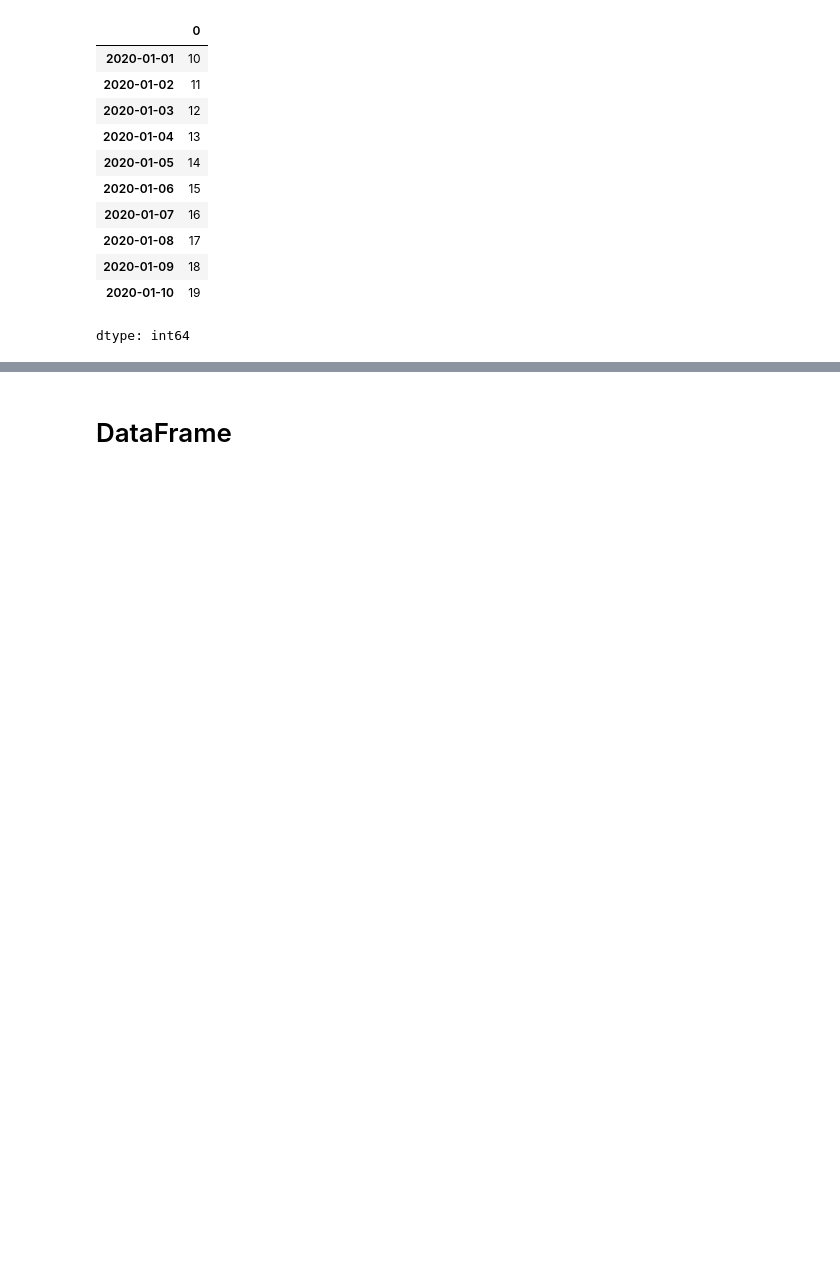
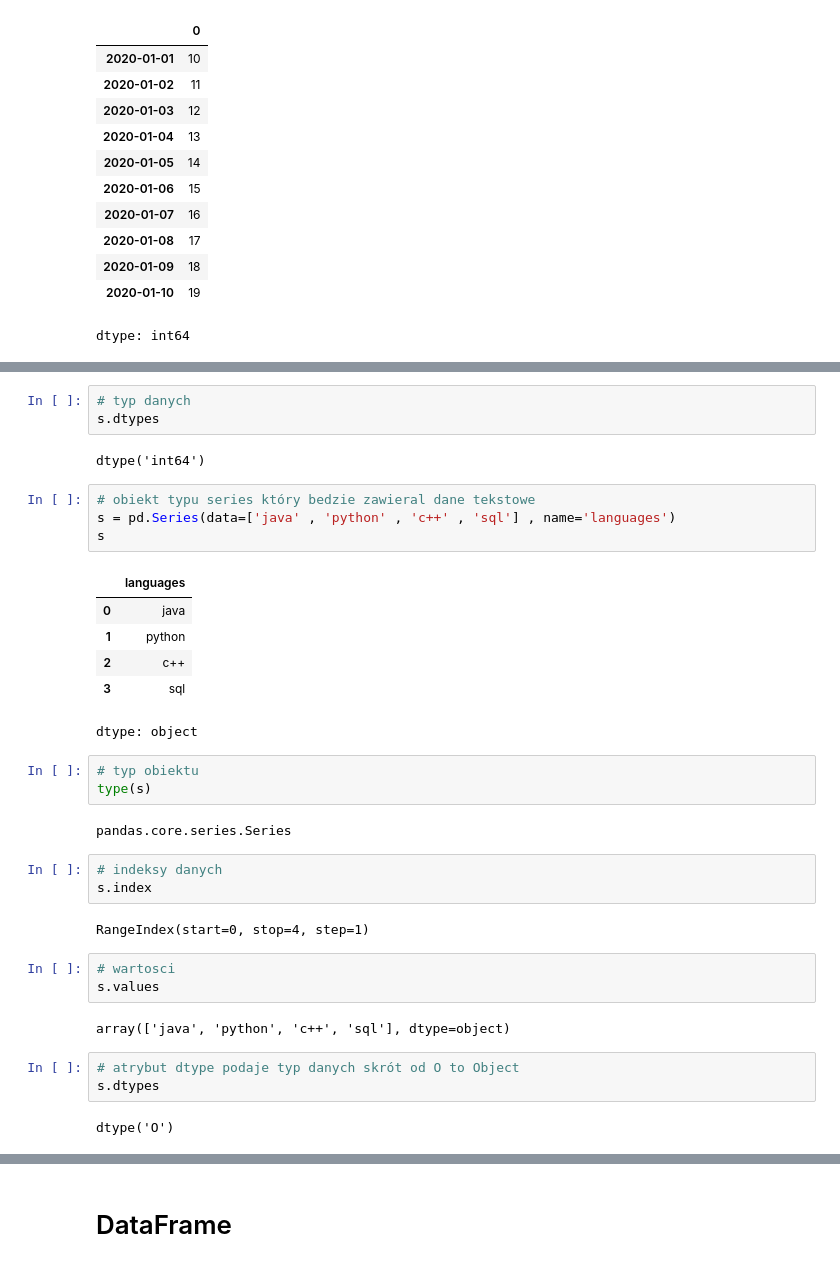
Before and after one commit to Kornel1156/Data-Science, a Jupyter notebook: 2_Pandas_Analiza_Danych/01_biblioteka_pandas_ipynb.ipynb, the cells around one changed output, grey strips where cells are left out. Cells and saved outputs as stored; diff of their text form; blank space fills up the shorter version.

```diff
--- a/2_Pandas_Analiza_Danych/01_biblioteka_pandas_ipynb.ipynb
+++ b/2_Pandas_Analiza_Danych/01_biblioteka_pandas_ipynb.ipynb
@@ -125,0 +149,36 @@ dtype: int64
+# %%
+# typ danych
+s.dtypes
+# %% [output]
+dtype('int64')
+# %%
+# obiekt typu series który bedzie zawieral dane tekstowe
+s = pd.Series(data=['java' , 'python' , 'c++' , 'sql'] , name='languages')
+s
+# %% [output]
+|  | languages |
+| 0 | java |
+| 1 | python |
+| 2 | c++ |
+| 3 | sql |
+dtype: object
+# %%
+# typ obiektu
+type(s)
+# %% [output]
+pandas.core.series.Series
+# %%
+# indeksy danych
+s.index
+# %% [output]
+RangeIndex(start=0, stop=4, step=1)
+# %%
+# wartosci
+s.values
+# %% [output]
+array(['java', 'python', 'c++', 'sql'], dtype=object)
+# %%
+# atrybut dtype podaje typ danych skrót od O to Object
+s.dtypes
+# %% [output]
+dtype('O')
```
Also changed, not shown: parts of 26 cells of this notebook.
